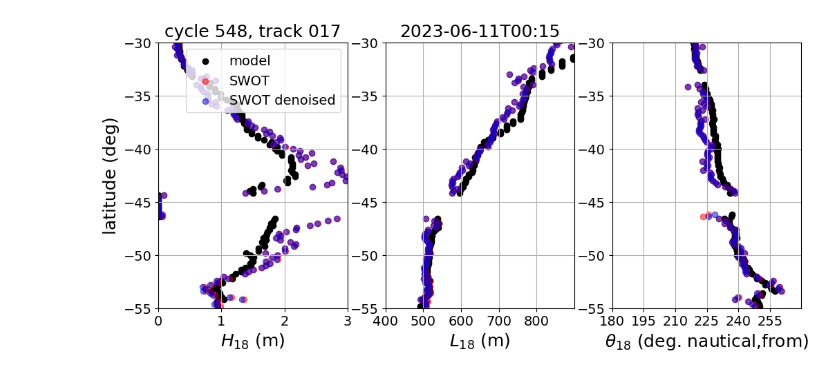
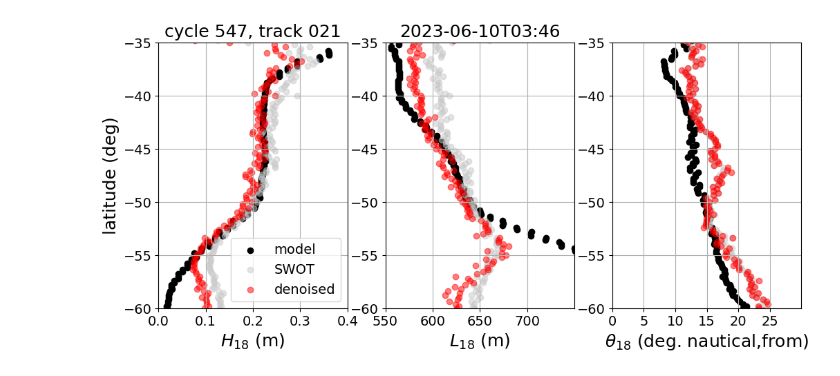
Before and after one commit to ardhuin/swellSWOT, a Jupyter notebook: analysis_track.ipynb, the cells around one changed output. Drawn from its saved outputs; the diff is of its cells as text; code cells hidden in the pictures.

```diff
--- a/analysis_track.ipynb
+++ b/analysis_track.ipynb
@@ -31,34 +31,53 @@ jet = plt.get_cmap('jet')
 mpl.rcParams.update({'figure.figsize':[10,6],'axes.grid' : True,'font.size': 14,'savefig.facecolor':'white'})
 # %%
 # Note : other tests with different spectral resolution are in directories LOOP, LOOP2, LOOP3
-calibration=1.
-# First track for Figure 4.
-cycle='547';tracks='008';latrange=[-20,-8];Lrange=[500,1100];thrange=[190,240];thstep=10;Hrange=[0,1.5];locleg='upper right';ileg=0;
+
+
+calibration=2
+denoise=1
+
+# track for Figure 4.a
+#cycle='547';tracks='008';latrange=[-20,-8];Lrange=[500,1100];Lstep=100;thrange=[190,240];thstep=10;Hrange=[0,1.5];locleg='upper right';ileg=0;
+# track for Figure 4.b
+cycle='547';tracks='021';latrange=[-60,-35];Lrange=[550,750];Lstep=50;thrange=[0,30];thstep=5;Hrange=[0,0.4];locleg='lower right';ileg=0;
 
 # track for Figure S7a
-cycle='548';tracks='017';latrange=[-55,-30];Lrange=[400,900];thrange=[180,270];thstep=15;Hrange=[0,3];locleg='upper right';ileg=0;calibration=1
+#cycle='548';tracks='017';latrange=[-55,-30];Lrange=[400,1000];Lstep=100;thrange=[180,270];thstep=15;Hrange=[0,3];locleg='lower right';ileg=1;
 # track for Figure S7b
-#cycle='550';tracks='017';latrange=[-33,-5];Lrange=[400,900];thrange=[180,240];thstep=15;Hrange=[0,3];locleg='upper right';ileg=0;calibration=0.8
+#cycle='550';tracks='017';latrange=[-32,0];Lrange=[400,1000];Lstep=100;thrange=[180,240];thstep=15;Hrange=[0,2.5];locleg='upper right';ileg=0;
 
-file_list = sorted(glob.glob('ANIMATION/SWOT_swell_spectra_'+cycle+'_'+tracks+'_left_*.npz'));
+
+# track with buoys
+#cycle='545';tracks='010';latrange=[-45,-30];Lrange=[400,800];Lstep=100;thrange=[180,240];thstep=15;Hrange=[0,6];locleg='upper right';ileg=0;
+#cycle='546';tracks='010';latrange=[-45,-30];Lrange=[400,800];Lstep=100;thrange=[180,240];thstep=15;Hrange=[0,3];locleg='lower right';ileg=1;
+
+
+file_lisr = sorted(glob.glob('ANIMATIONS/SWOT_swell_spectra_'+cycle+'_'+tracks+'_left_*.npz'));
 #file_list = sorted(glob.glob('LOOP3/SWOT_swell*_'+tracks+'left_*.npz'));
-nfiles=len(file_list)
-file_lisl = sorted(glob.glob('ANIMATION/SWOT_swell_spectra_'+cycle+'_'+tracks+'_right_*.npz'));
+nfiles=len(file_lisr)
+file_lisl = sorted(glob.glob('ANIMATIONS/SWOT_swell_spectra_'+cycle+'_'+tracks+'_right_*.npz'));
 nfilel=len(file_lisl)
 tracktag='cycle '+cycle+', track '+tracks;
 print('We have ',nfiles,nfilel,' files.')
 bigarray=np.zeros((nfiles+nfilel,50))
 indf=0
 obpfilter='H2'
-for file_list in [file_list,file_lisl]:
+for file_list in [file_lisr,file_lisl]:
+  #for file_box in file_list:
   for file_box in file_list:
-    #Eta_WW3_obp_H2=[]
     #print('reading file ',file_box)
     data = np.load(file_box,allow_pickle=True)
     for k in data.keys():
         if (indf==0):
             print(k+' = data["'+k+'"]')
         exec(k+' = data["'+k+'"]')
+
+    dlat=np.sin(-trackangle*np.pi/180)
+    #mask,bmask=SWOTdefine_swell_mask_simple(E_WW3_noa_H2/HH2,coh,ang,sig0mean,dlat,kx2,ky2,mask_choice=0)
+    #mask,bmask=SWOTdefine_swell_mask_simple(E_WW3_noa_H2,coh,ang,sig0mean,dlat,kx2,ky2,mask_choice=0)
+    #amask,bmask=SWOTdefine_swell_mask_simple(E_SWOT/HH2,coh,ang,sig0mean,dlat,kx2,ky2,mask_choice=1)
+    #mask=ndimage.binary_dilation((amask > 0.5).astype(int))
+
     bigarray[indf,0]=timec
     bigarray[indf,1]=lonc
     bigarray[indf,2]=latc
@@ -74,16 +93,17 @@ for file_list in [file_list,file_lisl]:
     bigarray[indf,10]=Hsnew
     bigarray[indf,20]=Lmm1new
     bigarray[indf,30]=dmnew
-    Ekth,kn1,theta1,Eta_SWOT_nonoise=swell.SWOT_denoise_isotropic(E_SWOT/HH3,kx2,ky2)
-    Hsnew,Lmm1new,Lmnew,dmnew=swell.SWOTspec_to_HsLm(Eta_SWOT_nonoise,kx2,ky2,amask,(HH2*0+1),trackangle)
-    bigarray[indf,12]=Hsnew
-    bigarray[indf,22]=Lmm1new
-    bigarray[indf,32]=dmnew
+    if (denoise==1):
+       Ekth,kn1,theta1,Eta_SWOT_nonoise=swell.SWOT_denoise_isotropic(E_SWOT/HH3,kx2,ky2)
+       Hsnew,Lmm1new,Lmnew,dmnew=swell.SWOTspec_to_HsLm(Eta_SWOT_nonoise,kx2,ky2,amask,(HH2*0+1),trackangle)
+       bigarray[indf,12]=Hsnew
+       bigarray[indf,22]=Lmm1new
+       bigarray[indf,32]=dmnew
 
 
     b2mask=amask
 # uses a slightly wider mask for the model to be sure to catch the full partition
-    b2mask=ndimage.binary_dilation((amask > 0.5).astype(int))
+    #b2mask=ndimage.binary_dilation((amask > 0.5).astype(int))
     #
     if obpfilter=='H':
         Hsnew,Lmm1new,Lmnew,dmnew=swell.SWOTspec_to_HsLm(E_WW3_obp_H,kx2,ky2,b2mask,HH,trackangle)
@@ -104,10 +124,11 @@ if nfiles*nfilel > 0  :
    axs[0].scatter(bigarray[nfiles+1:-1,10],bigarray[nfiles+1:-1,2],c=gr,linewidth=1,label='SWOT  right');
    axs[0].scatter(bigarray[0:nfiles,10],bigarray[0:nfiles,2],c='red',linewidth=1,label='SWOT left');
 else:
-   gr=[0.,0.,205./255.]
+   gr=[200./255.,200./255.,200./255.]
    axs[0].scatter(bigarray[0:-1,11],bigarray[0:-1,2],c='black',linewidth=1,label='model');
-   axs[0].scatter(bigarray[0:-1,10],bigarray[0:-1,2],c='red',alpha=0.5,linewidth=1,label='SWOT');
-   axs[0].scatter(bigarray[0:-1,12],bigarray[0:-1,2],c=gr,alpha=0.5,linewidth=1,label='SWOT denoised');
+   axs[0].scatter(bigarray[0:-1,10],bigarray[0:-1,2],c=gr,alpha=0.5,linewidth=1,label='SWOT');
+   if (denoise==1):
+      axs[0].scatter(bigarray[0:-1,12],bigarray[0:-1,2],c='red',alpha=0.5,linewidth=1,label='denoised');
 
 
 axs[0].set_xlabel(r'$H_{18}$ (m)', fontsize=18)
@@ -124,23 +145,21 @@ if nfiles*nfilel > 0  :
    axs[1].scatter(bigarray[0:nfiles,20],bigarray[0:nfiles,2],c='red',linewidth=1,label='SWOT left');
 else:
    axs[1].scatter(bigarray[0:-1,21],bigarray[0:-1,2],c='black',linewidth=1,label='model');
-   axs[1].scatter(bigarray[0:-1,20],bigarray[0:-1,2],c='red',alpha=0.5,linewidth=1,label='SWOT');
-   axs[1].scatter(bigarray[0:-1,22],bigarray[0:-1,2],c=gr,alpha=0.5,linewidth=1,label='SWOT denoised');
+   axs[1].scatter(bigarray[0:-1,20],bigarray[0:-1,2],c=gr,alpha=0.5,linewidth=1,label='SWOT');
+   if (denoise==1):
+     axs[1].scatter(bigarray[0:-1,22],bigarray[0:-1,2],c='red',alpha=0.5,linewidth=1,label='denoised');
 
 axs[1].set_xlabel(r'$L_{18}$ (m)', fontsize=18)
 format = '%Y-%m-%dT%H:%M:%S'
 axs[1].set_title(str(timec)[0:16], fontsize=18)
 axs[1].set_xlim(Lrange)
-axs[1].set_xticks(np.arange(Lrange[0],Lrange[1],100))
+axs[1].set_xticks(np.arange(Lrange[0],Lrange[1],Lstep))
 #axs[1].set_xlim([450,650])
 #axs[1].set_xticks(np.arange(450,650,50))
 axs[1].set_ylim(latrange)
 leg = axs[ileg].legend(loc=locleg, fontsize=14)
 
 lightcmap = cmocean.tools.lighten(cmo.ice_r, 0.5)
-#ax.pcolormesh(Z, cmap=lightcmap)
-#axs[2].pcolormesh(7*(ds_glob.longitude-area[0])+190,ds_glob.latitude,np.sqrt(U**2+V**2),cmap=lightcmap,rasterized=True,shading='nearest',alpha=0.5,vmin = 0, vmax =1)
-#axs[2].scatter(7*(xt[ind]-area[0])+190,yt[ind],c='r',marker='+',s=30,linewidth=2)
 
 if nfiles*nfilel > 0  :
    axs[2].scatter(bigarray[0:nfiles,31],bigarray[0:nfiles,2],c='black',linewidth=1,label='Lm WW3');
@@ -149,8 +168,9 @@ if nfiles*nfilel > 0  :
    axs[2].scatter(bigarray[0:nfiles,30],bigarray[0:nfiles,2],c='red',linewidth=1,label='Lm SWOT');
 else:
    axs[2].scatter(bigarray[0:-1,31],bigarray[0:-1,2],c='black',linewidth=1,label='Lm WW3');
-   axs[2].scatter(bigarray[0:-1,30],bigarray[0:-1,2],c='red',alpha=0.5,linewidth=1,label='Lm SWOT');
-   axs[2].scatter(bigarray[0:-1,32],bigarray[0:-1,2],c=gr,alpha=0.5,linewidth=1,label='SWOT denoised');
+   axs[2].scatter(bigarray[0:-1,30],bigarray[0:-1,2],c=gr,alpha=0.5,linewidth=1,label='Lm SWOT');
+   if (denoise==1):
+     axs[2].scatter(bigarray[0:-1,32],bigarray[0:-1,2],c='red',alpha=0.5,linewidth=1,label='denoised');
 
 axs[2].set_xlabel(r'$\theta_{18}$ (deg. nautical,from)', fontsize=18)
 axs[2].set_xlim(thrange)
@@ -160,5 +180,5 @@ axs[2].set_ylim(latrange)
 if obpfilter=='H':
     fig.savefig('fulltrack_'+str(cycle)+'_'+str(tracks)+'_H.pdf')
 else:
-    fig.savefig('fulltrack_'+str(cycle)+'_'+str(tracks)+'_H2.pdf')
+    fig.savefig('fulltrack_'+str(cycle)+'_'+str(tracks)+'_H2_cal_'+f'{abs(calibration):03.1f}'+'.pdf')
 # %% [output]
@@ -182,2 +202,2 @@ dm_WW3 = data["dm_WW3"]
-[figure, old version]
+[figure, new version]
 # %%
```
Also changed, not shown: parts of 4 cells of this notebook, 3 other files.
